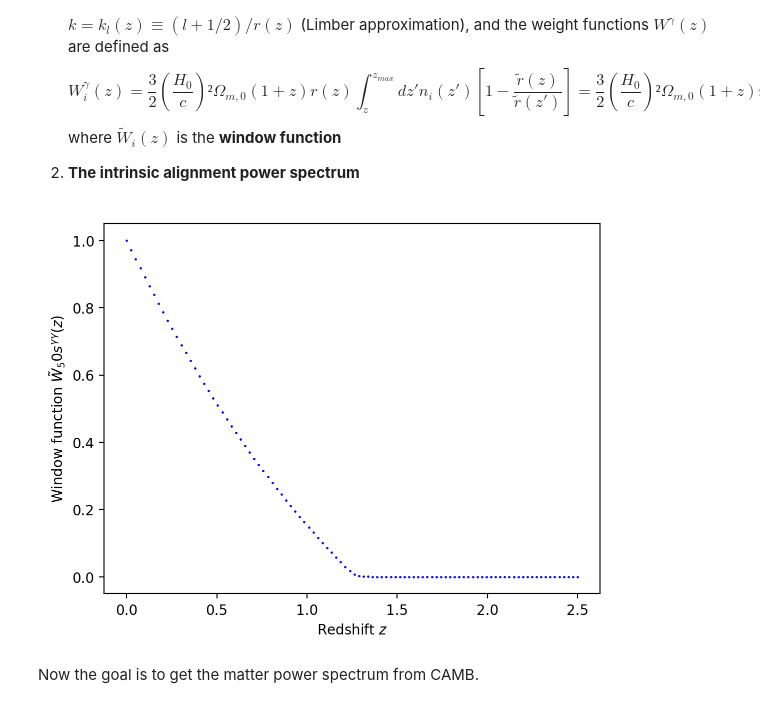
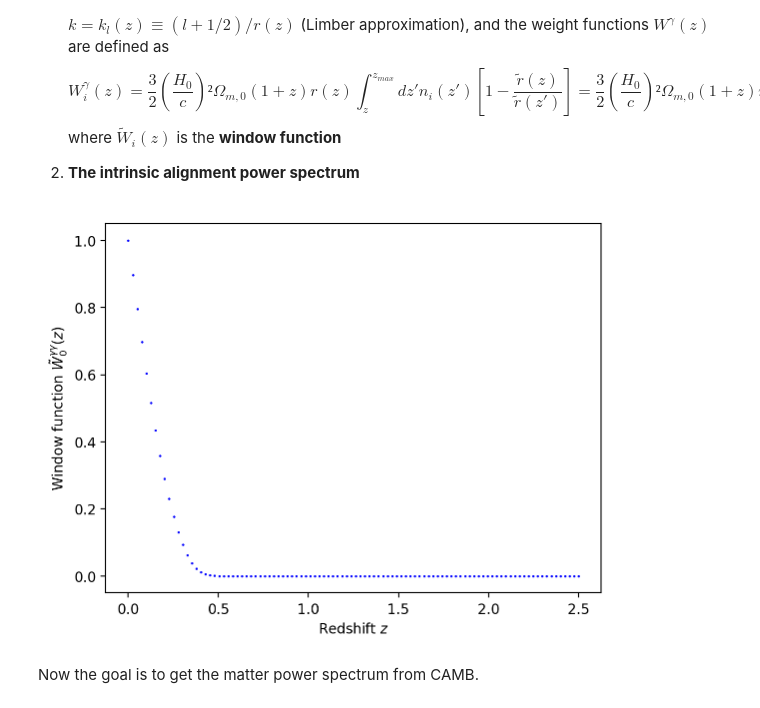
Before and after one commit to vPedreros/dfi-summer-2023, a Jupyter notebook: summer_nb.ipynb, the cells around one changed output. Cells and saved outputs as stored; diff of their text form; code cells hidden in the pictures.

Commit message:
number density per bin stored. Still takes a lot of time

```diff
--- a/summer_nb.ipynb
+++ b/summer_nb.ipynb
@@ -265,7 +265,6 @@ def pdf(zp, z, cb=1.0, zb=0.0, sigb=0.05, co=1.0, zo=0.1, sigo=0.05, fout=0.1):
 
     term1 = (1 - fout) / (np.sqrt(2 * np.pi) * sigb * (1+ z))
     term2 = fout / (np.sqrt(2 * np.pi) * sigo * (1+ z))
-
     return term1 * exp1 + term2 * exp2
 
 
@@ -291,7 +290,7 @@ def bin_number_density(i, z, zmin=0.0, zmax=2.5):
     zmin/zmax (optional, default=0.0/2.5)
     Output: number density at redshift z in the ith bin.
     """
-    ith_bin = z_bins[i]
+    ith_bin = z_equipop_bins[i]
     zi_l, zi_u = ith_bin
 
     def integrand1(u):
@@ -302,10 +301,9 @@ def bin_number_density(i, z, zmin=0.0, zmax=2.5):
 
     num = integrate.quad(integrand1, zi_l, zi_u)[0]
     den = integrate.nquad(integrand2, [[zi_l, zi_u], [zmin, zmax]])[0]
-
     return num / den
 
-def window_gammagamma(i, z, zmin=0.0, zmax=2.5):
+def window_gammagamma(i, z, zmin=0.0, zmax=2.5, calc_ndensity=False):
     """Reduced window function as a function of redshift.
     Quad integration from scipy is used.
     ===================================================
@@ -313,8 +311,13 @@ def window_gammagamma(i, z, zmin=0.0, zmax=2.5):
     zmin/zmax (optional, default=0.0/2.5)
     Output: window function evaluated at z, of the ith bin.
     """
-    def integrand(w):
-        return bin_number_density(i, w) * (1 - r(z) / r(w))
+    if calc_ndensity:
+        def integrand(w):
+            return bin_number_density(i, w) * (1 - r(z) / r(w))
+    else:
+        def integrand(w):
+            bin_ndensity = np.loadtxt('bin_ndensity/bin_%s'%(str(i)))
+            return bin_ndensity * (1 - r(z) / r(w))
     return integrate.quad(integrand, z, zmax)[0]
 
 
@@ -329,16 +332,27 @@ def weight_gammagamma(i, z, Omm=omm):
     constant = 3 / 2 * (pars.H0 / const.c.value) ** 2 * Omm
     z_dep = (1 + z) * r(z) * window_gammagamma(i, z)
     return constant * z_dep
+# %%
+# Since the following its taking a lot of time, number density per bin will be stored
+
+# Rounding to avoid getting numbers like 0.200000000001
+z_list = [round(i*0.025, 3) for i in range(101)]
+
+for i in range(len(z_equipop_bins)):
+    list = []
+    for z in z_list:
+        list.append([bin_number_density(i, z), z])
+    np.savetxt('bin_ndensity/bin_%s'%(str(i)), np.array(list))
 # %%
 fig, ax = plt.subplots()
-i = 50
+i = 0
 
 for z in z_to_plot:
     ax.scatter(z, window_gammagamma(i, z), c='b', s=0.5)
 ax.set_xlabel('Redshift $z$')
-ax.set_ylabel(r'Window function $\tilde{W}_%ss^{\gamma\gamma}(z)$'%(i));
+ax.set_ylabel(r'Window function $\tilde{W}_%s^{\gamma\gamma}(z)$'%(str(i)));
 # %% [output]
-[figure, old version]
+[figure, new version]
 # %% [markdown]
 Now the goal is to get the matter power spectrum from CAMB.
 # %% [markdown]
```
Also changed, not shown: parts of 5 cells of this notebook, 10 other files.
